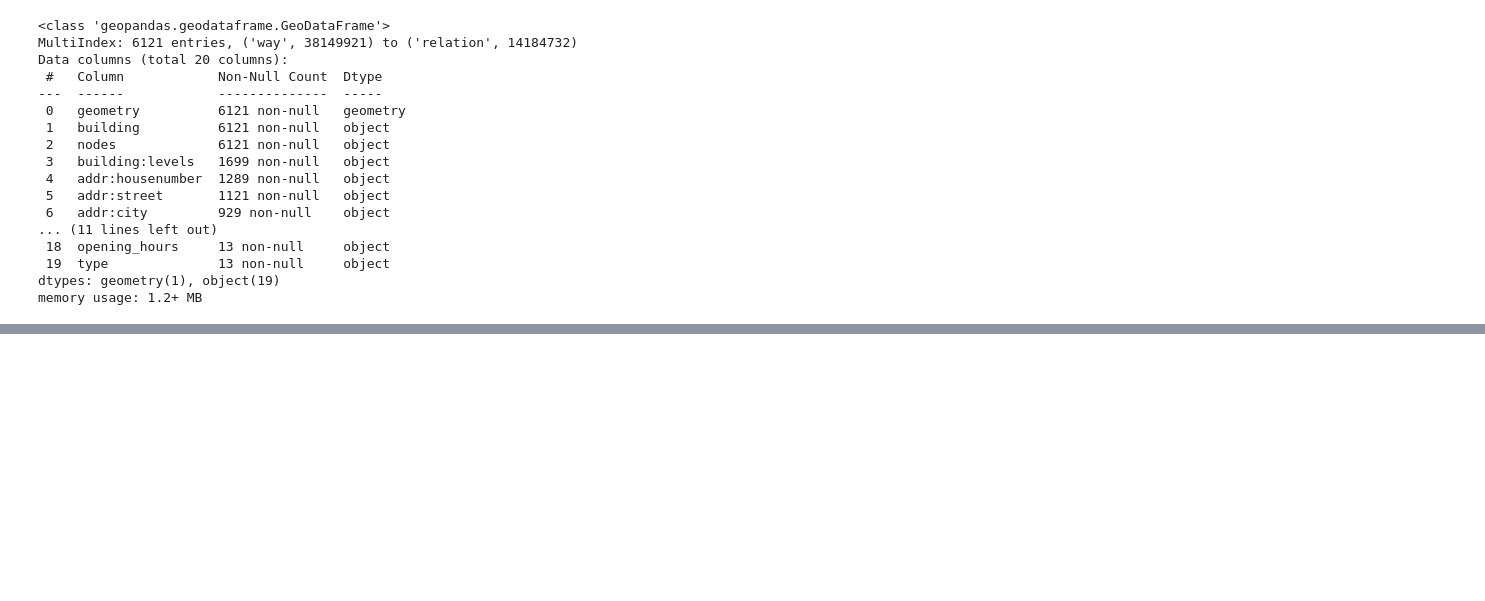
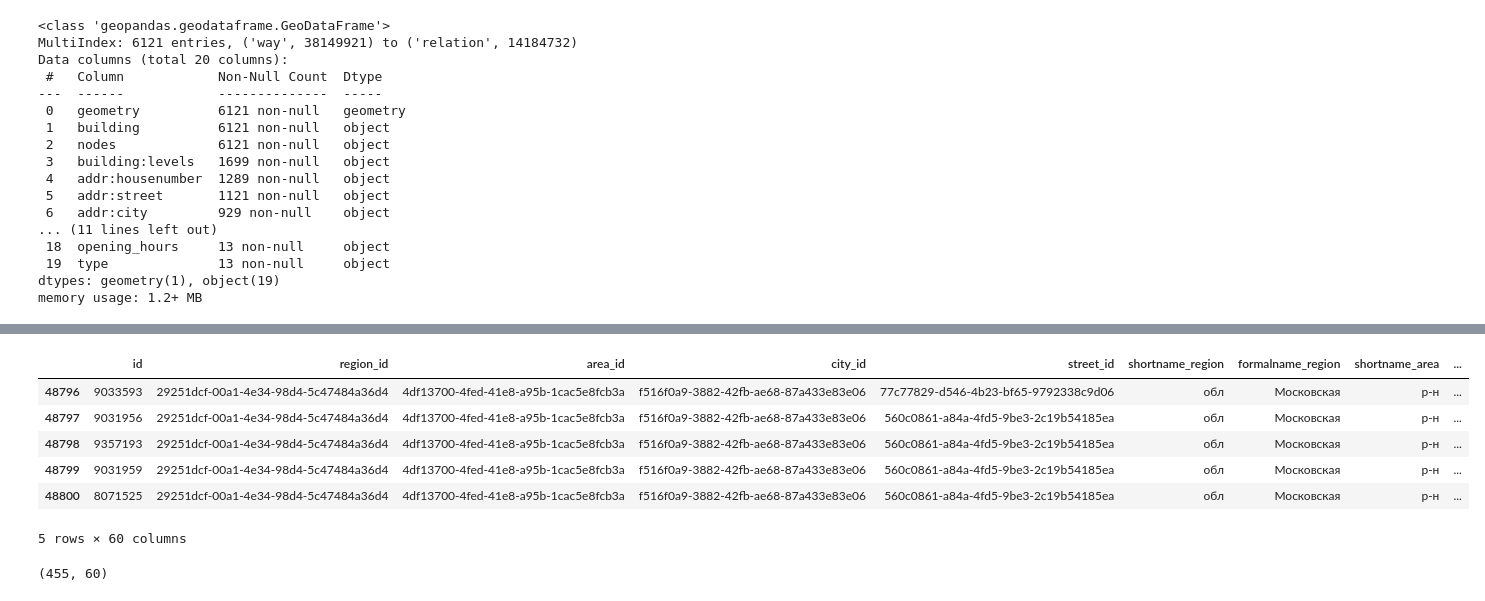
Before and after one commit to MADE-project-team1/CityTraffic, a Jupyter notebook: OSM/load_osm_buildings.ipynb, the cells around one changed output, grey strips where cells are left out. Saved outputs shown, nothing was run; the diff lists cells and outputs as text; code cells hidden in the pictures; blank space fills up the shorter version.

```diff
--- a/OSM/load_osm_buildings.ipynb
+++ b/OSM/load_osm_buildings.ipynb
@@ -185,0 +362,15 @@ filtered_build.to_csv("Stupino_OSM.csv")
+# %%
+stupino_reestr = reestr_data[reestr_data["formalname_city"] == 'Ступино']
+stupino_reestr.head()
+# %% [output]
+|  | id | region_id | area_id | city_id | street_id | shortname_region | formalname_region | shortname_area | ... |
+| 48796 | 9033593 | 29251dcf-00a1-4e34-98d4-5c47484a36d4 | 4df13700-4fed-41e8-a95b-1cac5e8fcb3a | f516f0a9-3882-42fb-ae68-87a433e83e06 | 77c77829-d546-4b23-bf65-9792338c9d06 | обл | Московская | р-н | ... |
+| 48797 | 9031956 | 29251dcf-00a1-4e34-98d4-5c47484a36d4 | 4df13700-4fed-41e8-a95b-1cac5e8fcb3a | f516f0a9-3882-42fb-ae68-87a433e83e06 | 560c0861-a84a-4fd5-9be3-2c19b54185ea | обл | Московская | р-н | ... |
+| 48798 | 9357193 | 29251dcf-00a1-4e34-98d4-5c47484a36d4 | 4df13700-4fed-41e8-a95b-1cac5e8fcb3a | f516f0a9-3882-42fb-ae68-87a433e83e06 | 560c0861-a84a-4fd5-9be3-2c19b54185ea | обл | Московская | р-н | ... |
+| 48799 | 9031959 | 29251dcf-00a1-4e34-98d4-5c47484a36d4 | 4df13700-4fed-41e8-a95b-1cac5e8fcb3a | f516f0a9-3882-42fb-ae68-87a433e83e06 | 560c0861-a84a-4fd5-9be3-2c19b54185ea | обл | Московская | р-н | ... |
+| 48800 | 8071525 | 29251dcf-00a1-4e34-98d4-5c47484a36d4 | 4df13700-4fed-41e8-a95b-1cac5e8fcb3a | f516f0a9-3882-42fb-ae68-87a433e83e06 | 560c0861-a84a-4fd5-9be3-2c19b54185ea | обл | Московская | р-н | ... |
+5 rows × 60 columns
+# %%
+stupino_reestr.shape
+# %% [output]
+(455, 60)
```
Also changed, not shown: parts of 24 cells of this notebook.
